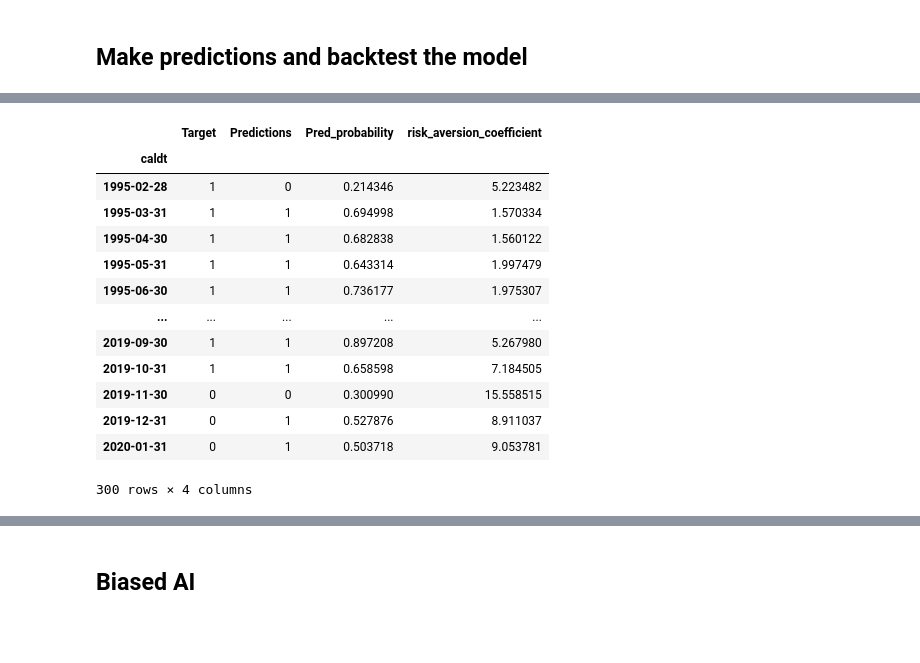
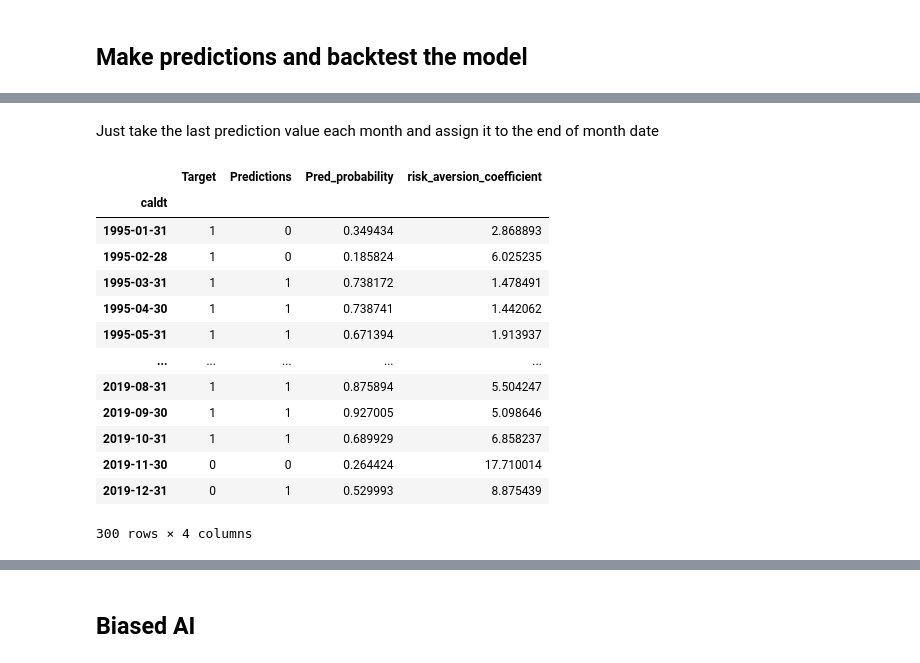
Before and after one commit to FeKapp/bachelorthesis-ai-recommendations, a Jupyter notebook: 3month_unbiased.ipynb, the cells around one changed output, grey strips where cells are left out. Cells and saved outputs as stored; diff of their text form; code cells hidden in the pictures; blank space fills up the shorter version.

```diff
--- a/3month_unbiased.ipynb
+++ b/3month_unbiased.ipynb
@@ -88,8 +88,8 @@ Create a target variable by comparing if the S&P 500 of the risk-free rate will
 window = 63
 
 # Compute the forward cumulative log returns using a reversed rolling sum:
-df['sp_cum_log_rtrn'] = df['sp_log_rtrn'][::-1].rolling(window=window, min_periods=window).sum()[::-1]
-df['rf_cum_log_rtrn'] = df['rf_log_rtrn'][::-1].rolling(window=window, min_periods=window).sum()[::-1]
+df['sp_cum_log_rtrn'] = df['sp_log_rtrn'][::-1].rolling(window=window, min_periods=window).sum()[::-1].shift(-1)
+df['rf_cum_log_rtrn'] = df['rf_log_rtrn'][::-1].rolling(window=window, min_periods=window).sum()[::-1].shift(-1)
 
 # Create the Target variable: 1 if the S&P 500 cumulative log return is higher than the risk-free rate, else 0
 df['Target'] = (df['sp_cum_log_rtrn'] > df['rf_cum_log_rtrn']).astype(int)
@@ -582,3 +618,3 @@ predictions
 # %%
 # label-based slice from 1995‑02‑01 through 2020‑01‑31 (inclusive)
-predictions = predictions.loc['1995-02-01' : '2020-01-31'].copy()
+predictions = predictions.loc['1995-01-01' : '2019-12-31'].copy()
@@ -622,17 +620,0 @@ Get end of month prediction
-# %%
-# Ensure the index is in datetime format
-predictions.index = pd.to_datetime(predictions.index)
-
-# Resample the data to a monthly frequency and compute the mean for each column
-monthly_df = predictions.resample('M').mean()
-
-# Adjust the index dates to be the first day of each month rather than the last
-# monthly_df.index = monthly_df.index.to_series().apply(lambda x: x.replace(day=1))
-monthly_df.index.name = 'caldt'
-
-# Round the values in "Target" and "Predictions" to either 0 or 1, using a threshold of 0.5
-monthly_df['Target'] = monthly_df['Target'].apply(lambda x: 1 if x >= 0.5 else 0)
-monthly_df['Predictions'] = monthly_df['Predictions'].apply(lambda x: 1 if x >= 0.5 else 0)
-
-# Display the resulting monthly DataFrame
-monthly_df
@@ -668,34 +641,36 @@ plt.show()
+# %% [markdown]
+Just take the last prediction value each month and assign it to the end of month date
 # %%
 # Ensure the index is in datetime format
 predictions.index = pd.to_datetime(predictions.index)
 
 # Resample by month to get the last available row of each month,
 # but assign the row to the proper month-end date.
 # The resample with 'M' uses the month-end as the bin label.
-monthly_df = predictions.resample('M', label='right', closed='right').last()
+monthly_eom_df = predictions.resample('M', label='right', closed='right').last()
 
 # At this point, monthly_df.index is already set to the month's last day.
-monthly_df.index.name = 'caldt'
+monthly_eom_df.index.name = 'caldt'
 
 # Round the values in "Target" and "Predictions" to either 0 or 1 based on threshold 0.5
-monthly_df['Target'] = monthly_df['Target'].apply(lambda x: 1 if x >= 0.5 else 0)
-monthly_df['Predictions'] = monthly_df['Predictions'].apply(lambda x: 1 if x >= 0.5 else 0)
+monthly_eom_df['Target'] = monthly_eom_df['Target'].apply(lambda x: 1 if x >= 0.5 else 0)
+monthly_eom_df['Predictions'] = monthly_eom_df['Predictions'].apply(lambda x: 1 if x >= 0.5 else 0)
 
 # Display the resulting monthly DataFrame with one row per month
-monthly_df
+monthly_eom_df
 # %% [output]
 |  | Target | Predictions | Pred_probability | risk_aversion_coefficient |
 | caldt |  |  |  |  |
-| 1995-02-28 | 1 | 0 | 0.214346 | 5.223482 |
-| 1995-03-31 | 1 | 1 | 0.694998 | 1.570334 |
-| 1995-04-30 | 1 | 1 | 0.682838 | 1.560122 |
-| 1995-05-31 | 1 | 1 | 0.643314 | 1.997479 |
-| 1995-06-30 | 1 | 1 | 0.736177 | 1.975307 |
+| 1995-01-31 | 1 | 0 | 0.349434 | 2.868893 |
+| 1995-02-28 | 1 | 0 | 0.185824 | 6.025235 |
+| 1995-03-31 | 1 | 1 | 0.738172 | 1.478491 |
+| 1995-04-30 | 1 | 1 | 0.738741 | 1.442062 |
+| 1995-05-31 | 1 | 1 | 0.671394 | 1.913937 |
 | ... | ... | ... | ... | ... |
-| 2019-09-30 | 1 | 1 | 0.897208 | 5.267980 |
-| 2019-10-31 | 1 | 1 | 0.658598 | 7.184505 |
-| 2019-11-30 | 0 | 0 | 0.300990 | 15.558515 |
-| 2019-12-31 | 0 | 1 | 0.527876 | 8.911037 |
-| 2020-01-31 | 0 | 1 | 0.503718 | 9.053781 |
+| 2019-08-31 | 1 | 1 | 0.875894 | 5.504247 |
+| 2019-09-30 | 1 | 1 | 0.927005 | 5.098646 |
+| 2019-10-31 | 1 | 1 | 0.689929 | 6.858237 |
+| 2019-11-30 | 0 | 0 | 0.264424 | 17.710014 |
+| 2019-12-31 | 0 | 1 | 0.529993 | 8.875439 |
 300 rows × 4 columns
 # %%
```
Also changed, not shown: parts of 43 cells of this notebook, 1 other file.
